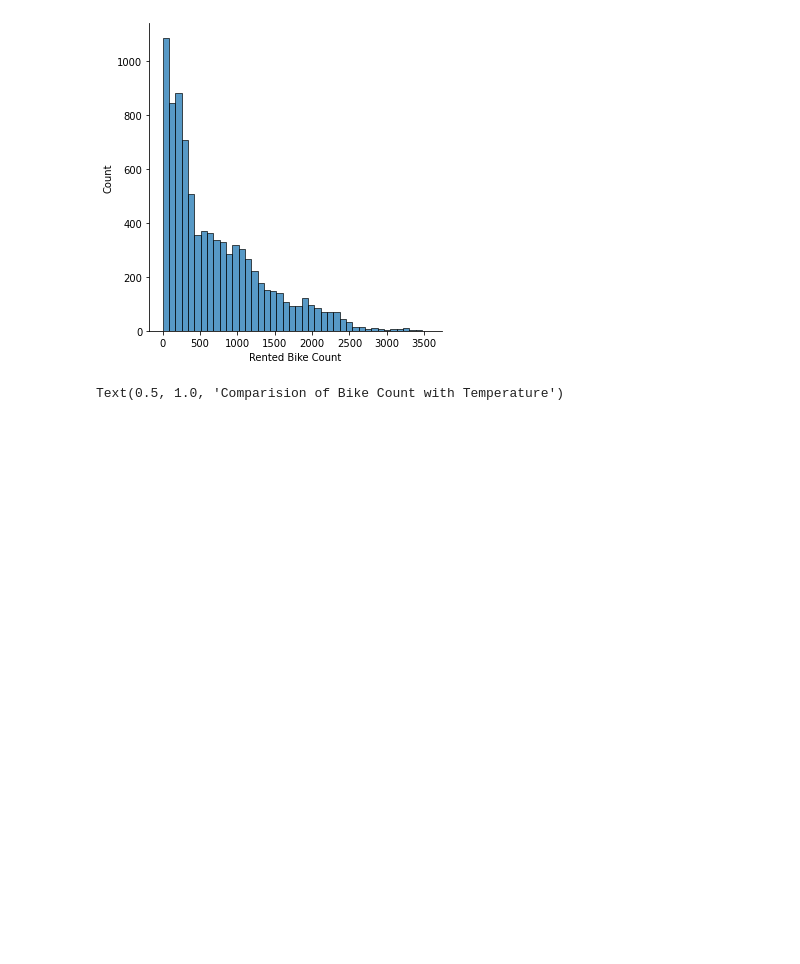
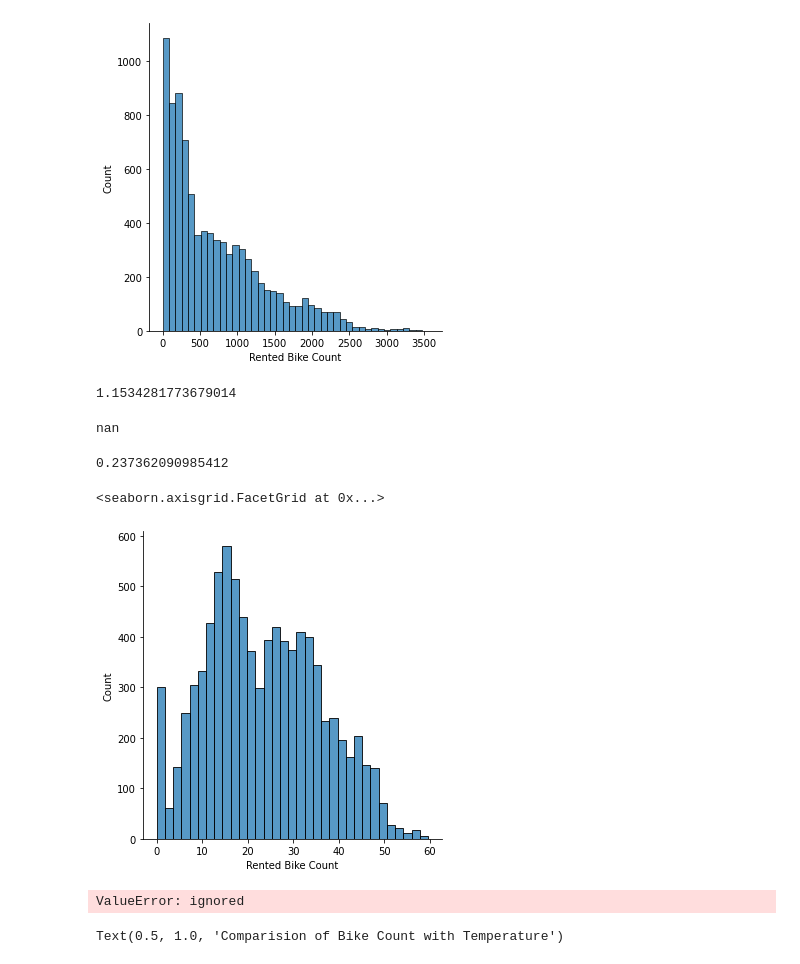
Before and after one commit to SajalSinha/Bike_sharing_demand, a Jupyter notebook: Bike_Sharing_Demand_Prediction_Capstone_Project_2.ipynb, the cells around one changed output. Saved outputs shown, nothing was run; the diff lists cells and outputs as text; code cells hidden in the pictures; blank space fills up the shorter version.

```diff
--- a/Bike_Sharing_Demand_Prediction_Capstone_Project_2.ipynb
+++ b/Bike_Sharing_Demand_Prediction_Capstone_Project_2.ipynb
@@ -179,6 +195,31 @@ sns.displot(df['Rented Bike Count'])
 # %% [output]
 <seaborn.axisgrid.FacetGrid at 0x...>
 [figure]
+# %%
+x = df['Rented Bike Count']
+x.skew()
+# %% [output]
+1.1534281773679014
+# %%
+x = np.log(df['Rented Bike Count'])
+x.skew()
+# %% [output]
+nan
+# %%
+a = (np.sqrt(df['Rented Bike Count']))
+a.skew()
+# %% [output]
+0.237362090985412
+# %%
+sns.displot(np.sqrt(df['Rented Bike Count']))
+# %% [output]
+<seaborn.axisgrid.FacetGrid at 0x...>
+[figure, added]
+# %%
+from scipy import stats
+stats.boxcox((df['Rented Bike Count']))
+# %% [output]
+ValueError: ignored
 # %%
 sns.displot(y=df['Temperature(°C)'],x=df['Rented Bike Count'])
 plt.title('Comparision of Bike Count with Temperature')
```
Also changed, not shown: parts of 44 cells of this notebook.
